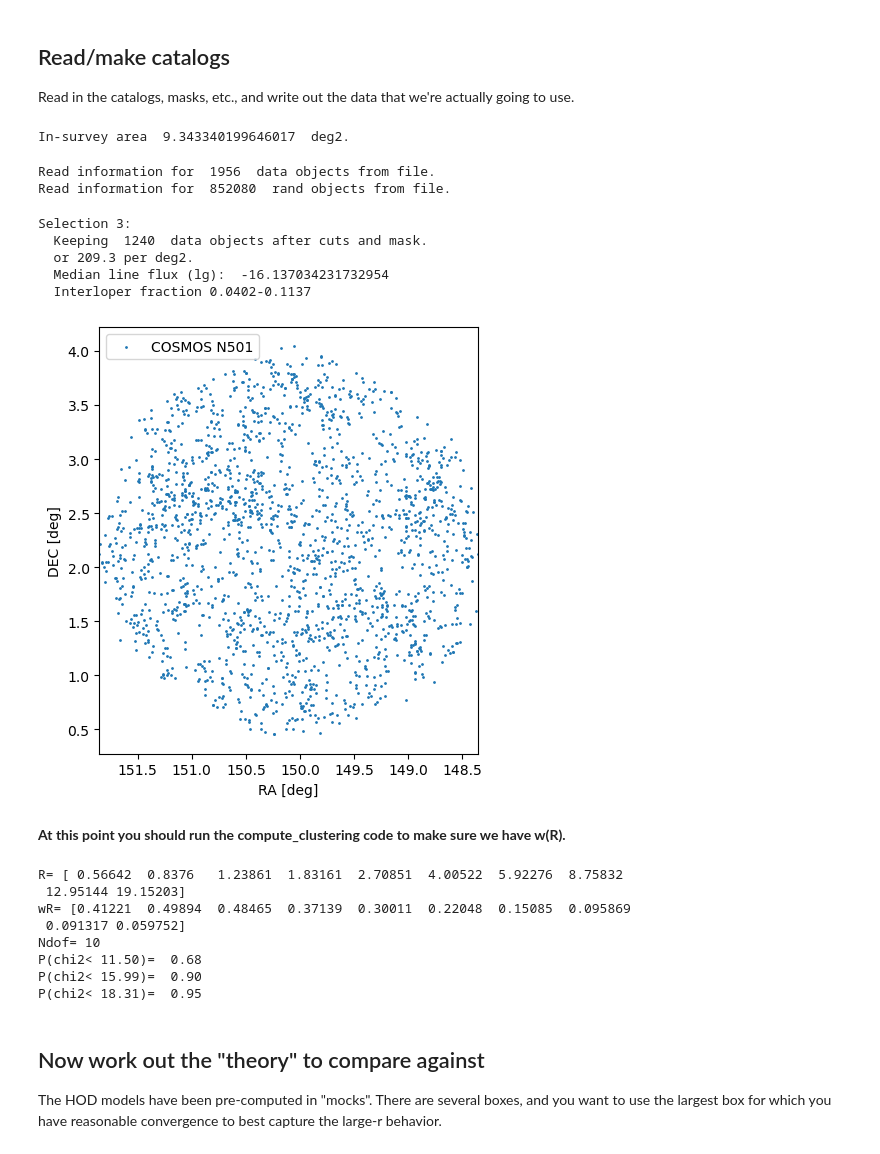
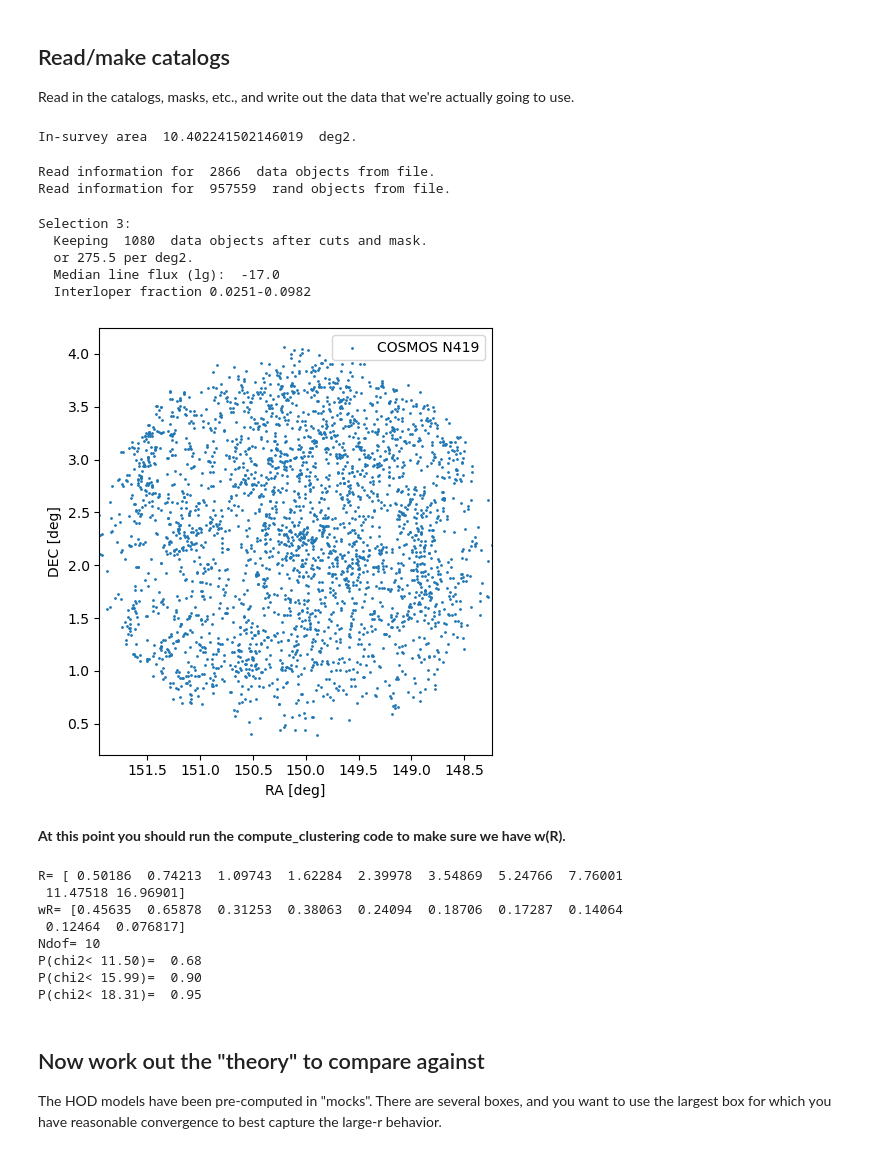
Before and after one commit to martinjameswhite/AnalyzeLAE, a Jupyter notebook: odin/CheckData_N419.ipynb, the cells around one changed output. Drawn from its saved outputs; the diff is of its cells as text; code cells hidden in the pictures.

```diff
--- a/odin/CheckData_N419.ipynb
+++ b/odin/CheckData_N419.ipynb
@@ -38,9 +38,10 @@ print(fint_dict)
 # %%
-filter_name = "N501"
+filter_name = "N419"
 fieldn      = "cosmos"
 fname       = fieldn+"_"+filter_name
 chi0        = chi_dict[filter_name]
 zrange      = [3.075,3.175]
+zrange      = [2.35,2.5]
 # %% [markdown]
 Take a quick look at the master file to check we're doing what we think we are.
 # %%
@@ -81,17 +85,18 @@ Read in the catalogs, masks, etc., and write out the data that we're actually go
 mask = SurveyMask("lae_{:s}_msk.fits".format(fname),None)
 print("In-survey area ",mask.area()," deg2.")
 # %% [output]
-In-survey area  9.343340199646017  deg2.
+In-survey area  10.402241502146019  deg2.
 # %%
 # Read the targets from file.
-dat = Table.read(db+'odin-'+filter_name+'-'+fieldn+'-for-angclust.fits')
+#dat = Table.read(db+'odin-'+filter_name+'-'+fieldn+'-for-angclust.fits')
+dat = Table.read(db+'odin-'+filter_name+'-'+fieldn+'-for-angclust-v0.fits')
 print("Read information for ",len(dat)," data objects from file.")
 #
 ran = Table.read("lae_"+fname+"_ran.fits")
 print("Read information for ",len(ran)," rand objects from file.")
 # %% [output]
-Read information for  1956  data objects from file.
-Read information for  852080  rand objects from file.
+Read information for  2866  data objects from file.
+Read information for  957559  rand objects from file.
 # %%
 # Write data catalogs for each of our selections:
 for selection in [3]:
@@ -100,7 +105,9 @@ for selection in [3]:
         dat = dat[ dat['PRIORITY']==1 ]
     else:
         # Selection has already been applied!
-        dat = Table.read(db+'odin-'+filter_name+'-'+fieldn+'-for-angclust.fits')
+        #dat = Table.read(db+'odin-'+filter_name+'-'+fieldn+'-for-angclust.fits')
+        dat = Table.read(db+'odin-'+filter_name+'-'+fieldn+'-for-angclust-v0.fits')
+        dat['LINEFLUX'] = 0*dat['VI_Z'] + 1e-17    ################################ <------
         if selection>3:
             dat = dat[ dat['LINEFLUX']>7.5e-17 ]
     dat = dat[ dat['MASKBITS']==0 ]
@@ -128,10 +135,10 @@ for selection in [3]:
           format(1-inrange/len(allgood),1-inrange/len(allvid)))
 # %% [output]
 Selection 3:
-  Keeping  1240  data objects after cuts and mask.
-  or 209.3 per deg2.
-  Median line flux (lg):  -16.137034231732954
-  Interloper fraction 0.0402-0.1137
+  Keeping  1080  data objects after cuts and mask.
+  or 275.5 per deg2.
+  Median line flux (lg):  -17.0
+  Interloper fraction 0.0251-0.0982
 # %%
 # Now pick a selection to focus on.
 selection = 3
@@ -139,19 +146,19 @@ dat = Table.read('odin_s{:d}_'.format(selection)+fname+'_dat.fits')
 # %%
 fig,ax = plt.subplots(1,1,figsize=(5,5))
 #
-ax.scatter(dat['RA'],dat['DEC'],s=1,label='COSMOS N501')
+ax.scatter(dat['RA'],dat['DEC'],s=1,label='COSMOS '+filter_name)
 #
 ax.legend()
 #
 ax.set_xlim(np.max(dat['RA']),np.min(dat['RA']))
 ax.set_aspect('equal')
 ax.set_xlabel(r'RA [deg]')
 ax.set_ylabel(r'DEC [deg]')
 #
 plt.tight_layout()
 plt.savefig('odin_s{:d}_'.format(selection)+fname+'_field.png')
 # %% [output]
-[figure, old version]
+[figure, new version]
 # %% [markdown]
 **At this point you should run the compute_clustering code to make sure we have w(R).**
 # %%
@@ -170,10 +177,10 @@ for clev in [0.68,0.90,0.95]:
     clim = chi2dist.ppf(clev,Ndof)
     print("P(chi2<{:6.2f})={:6.2f}".format(clim,clev))
 # %% [output]
-R= [ 0.56642  0.8376   1.23861  1.83161  2.70851  4.00522  5.92276  8.75832
- 12.95144 19.15203]
-wR= [0.41221  0.49894  0.48465  0.37139  0.30011  0.22048  0.15085  0.095869
- 0.091317 0.059752]
+R= [ 0.50186  0.74213  1.09743  1.62284  2.39978  3.54869  5.24766  7.76001
+ 11.47518 16.96901]
+wR= [0.45635  0.65878  0.31253  0.38063  0.24094  0.18706  0.17287  0.14064
+ 0.12464  0.076817]
 Ndof= 10
 P(chi2< 11.50)=  0.68
 P(chi2< 15.99)=  0.90
```
Also changed, not shown: parts of 12 cells of this notebook.
